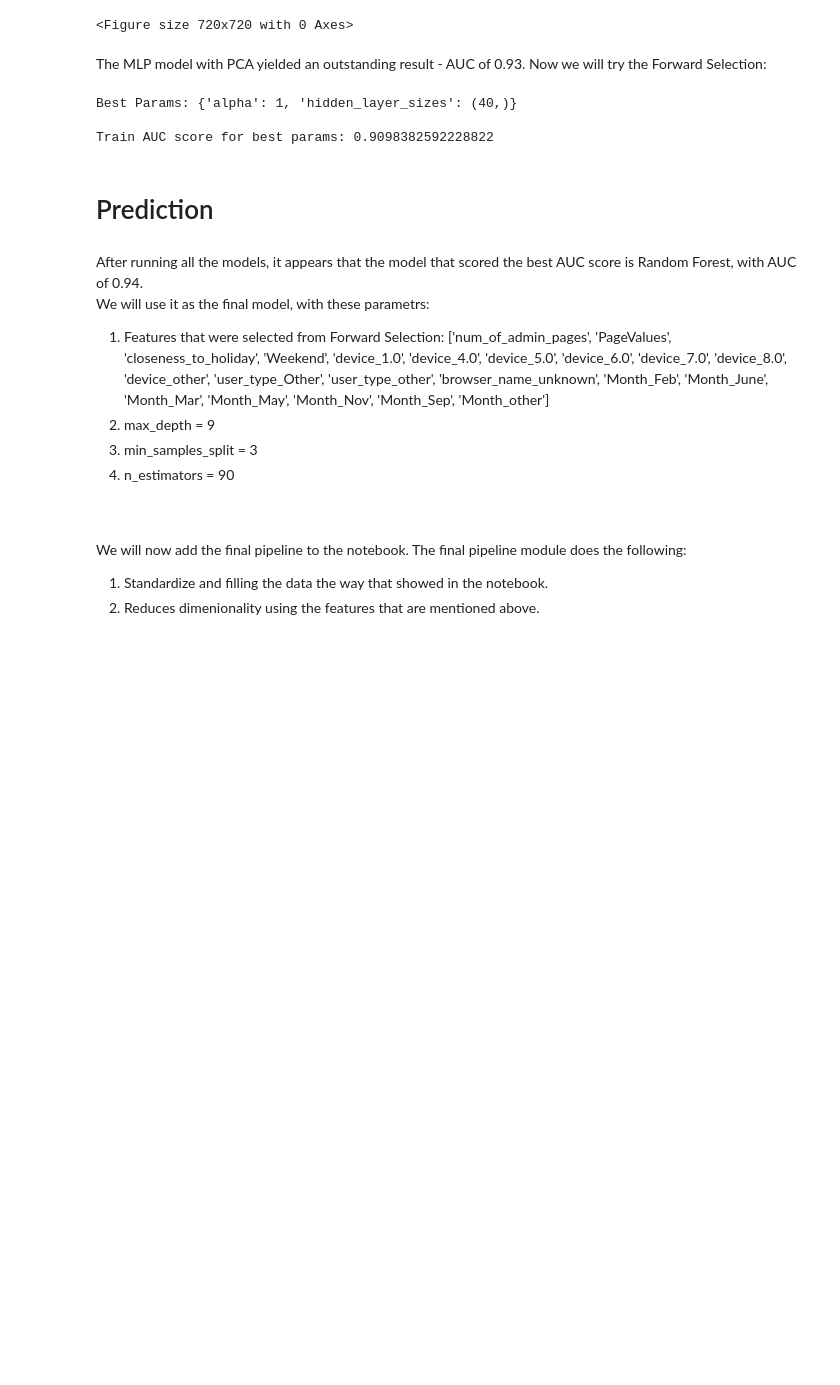
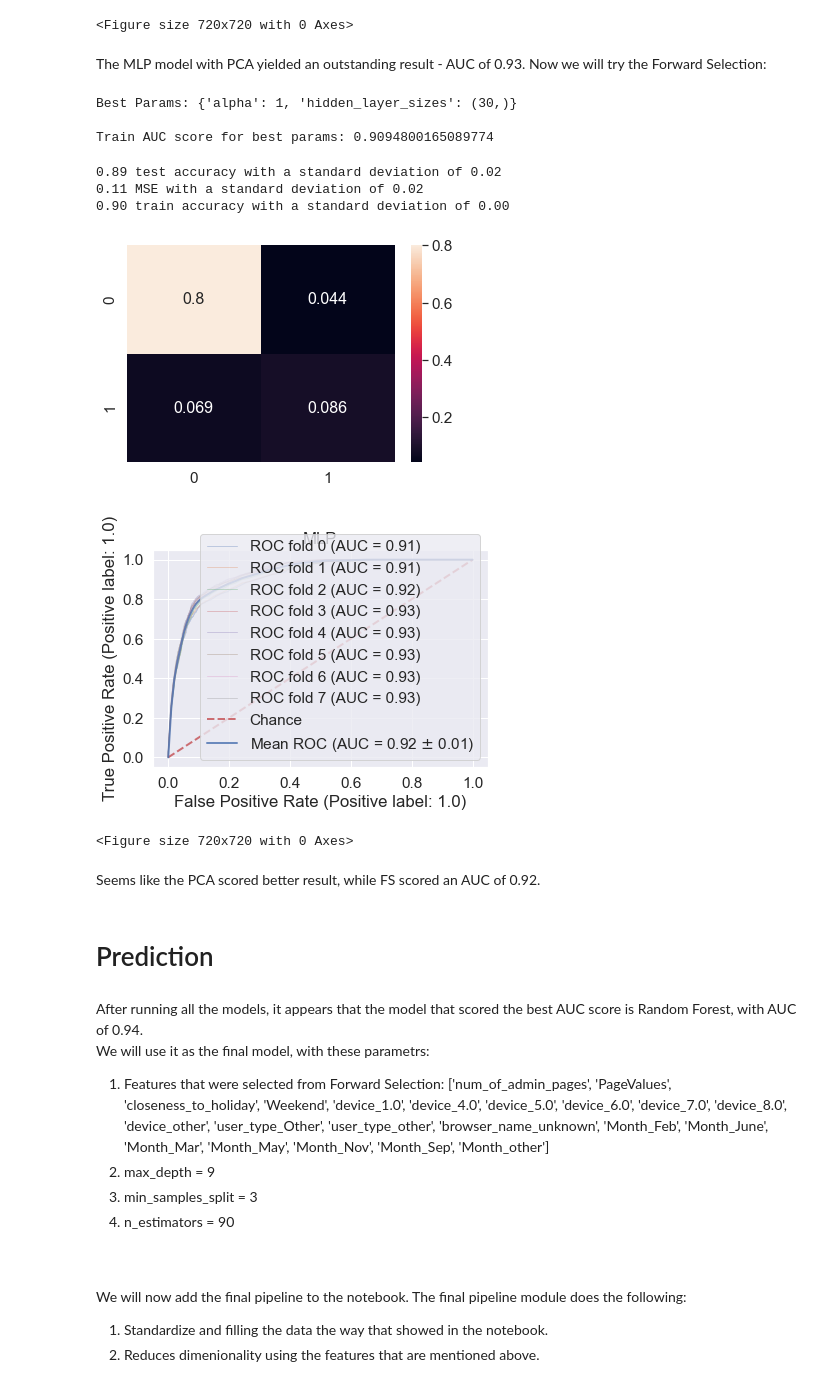
Before and after one commit to mikisegall/ml_final_project, a Jupyter notebook: master_notebook.ipynb, the cells around one changed output. Saved outputs shown, nothing was run; the diff lists cells and outputs as text; code cells hidden in the pictures; blank space fills up the shorter version.

```diff
--- a/master_notebook.ipynb
+++ b/master_notebook.ipynb
@@ -362,4 +362,4 @@ The impute_zscore_test function runs the Zscore test with value of 5.5, and retu
 # %%
 # We decided to not remove more than 10% of our data, that's why we picked this z-score as threshold.
 Z_SCORE_THRESHOLD = 5.5
-train_data_wo_outliers = impute_zscore_test(filled_train_data, Z_SCORE_THRESHOLD)
+train_data_wo_outliers = impute_zscore_test(filled_train_data, Z_SCORE_THRESHOLD, plot=False)
@@ -695,9 +689,21 @@ best_score = clf.best_score_
 print(f'Best Params: {best_params} \n')
 print(f'Train AUC score for best params: {best_score}')
 # %% [output]
-Best Params: {'alpha': 1, 'hidden_layer_sizes': (40,)}
+Best Params: {'alpha': 1, 'hidden_layer_sizes': (30,)}
 
-Train AUC score for best params: 0.9098382592228822
+Train AUC score for best params: 0.9094800165089774
+# %%
+mlp = MLPClassifier(**best_params)
+estimate_model_performance(mlp, "MLP", pd.DataFrame(x_fs), pd.DataFrame(y), 8)
+# %% [output]
+0.89 test accuracy with a standard deviation of 0.02
+0.11 MSE with a standard deviation of 0.02
+0.90 train accuracy with a standard deviation of 0.00
+[figure, added]
+[figure, added]
+<Figure size 720x720 with 0 Axes>
+# %% [markdown]
+Seems like the PCA scored better result, while FS scored an AUC of 0.92.
 # %% [markdown]
 # Prediction
 # %% [markdown]
```
Also changed, not shown: parts of 9 cells of this notebook, 2 other files.
